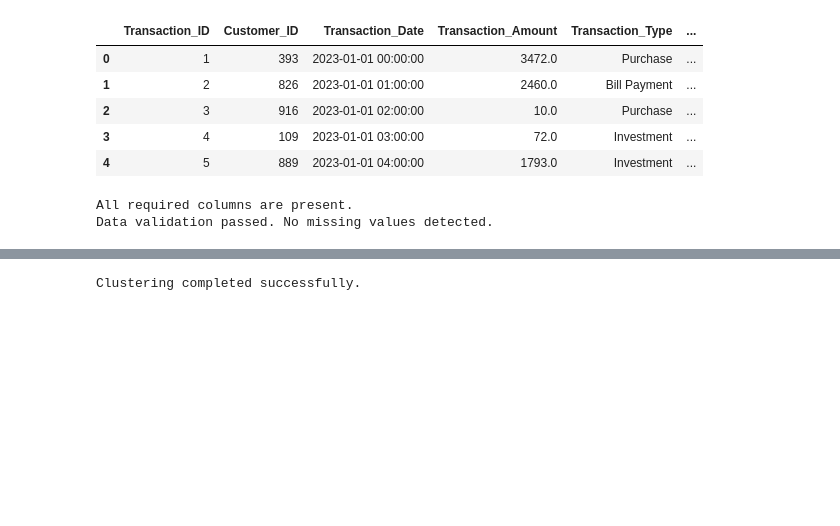
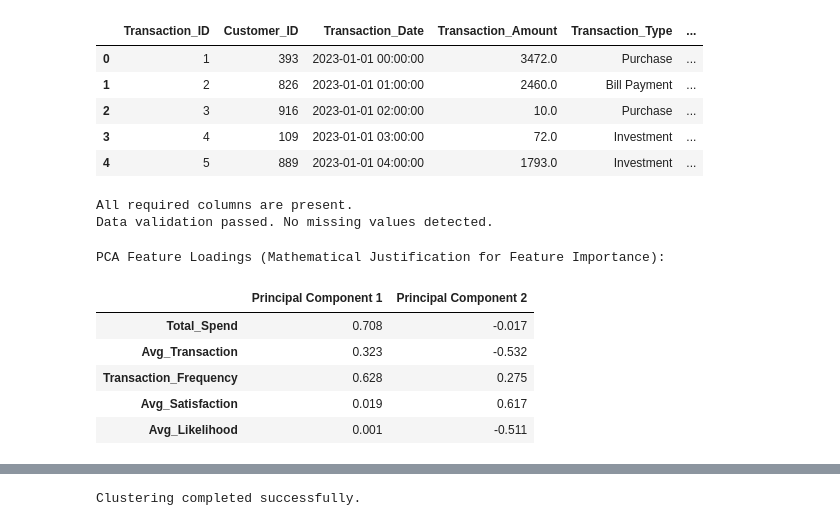
Before and after one commit to krysjade/MO-IT128-Team17, a Jupyter notebook: DMP_Milestone2_Team17/Project Clustering and Segmentation.ipynb, the cells around one changed output, grey strips where cells are left out. Cells and saved outputs as stored; diff of their text form; code cells hidden in the pictures; blank space fills up the shorter version.

```diff
--- a/DMP_Milestone2_Team17/Project Clustering and Segmentation.ipynb
+++ b/DMP_Milestone2_Team17/Project Clustering and Segmentation.ipynb
@@ -80,6 +80,28 @@ features = customer_df[
 
 scaler = StandardScaler()
 scaled_features = scaler.fit_transform(features)
+# %%
+# Run PCA to justify feature selection
+pca_justification = PCA(n_components=2)
+pca_justification.fit(scaled_features)
+
+# Create a DataFrame to see how much each feature contributes to the Principal Components
+loadings = pd.DataFrame(
+    pca_justification.components_.T,
+    columns=['Principal Component 1', 'Principal Component 2'],
+    index=features.columns
+)
+
+print("PCA Feature Loadings (Mathematical Justification for Feature Importance):")
+display(loadings.round(3))
+# %% [output]
+PCA Feature Loadings (Mathematical Justification for Feature Importance):
+|  | Principal Component 1 | Principal Component 2 |
+| Total_Spend | 0.708 | -0.017 |
+| Avg_Transaction | 0.323 | -0.532 |
+| Transaction_Frequency | 0.628 | 0.275 |
+| Avg_Satisfaction | 0.019 | 0.617 |
+| Avg_Likelihood | 0.001 | -0.511 |
 # %%
 inertia = []
 
```
Also changed, not shown: parts of 1 cell of this notebook.
